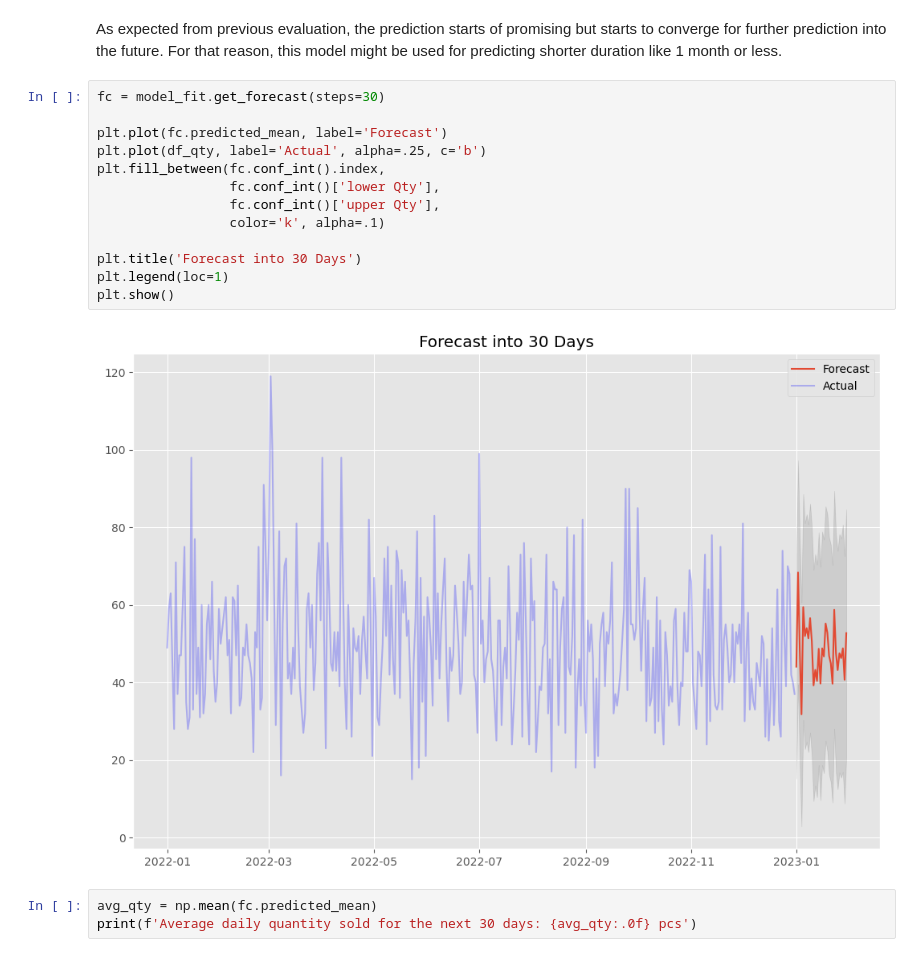
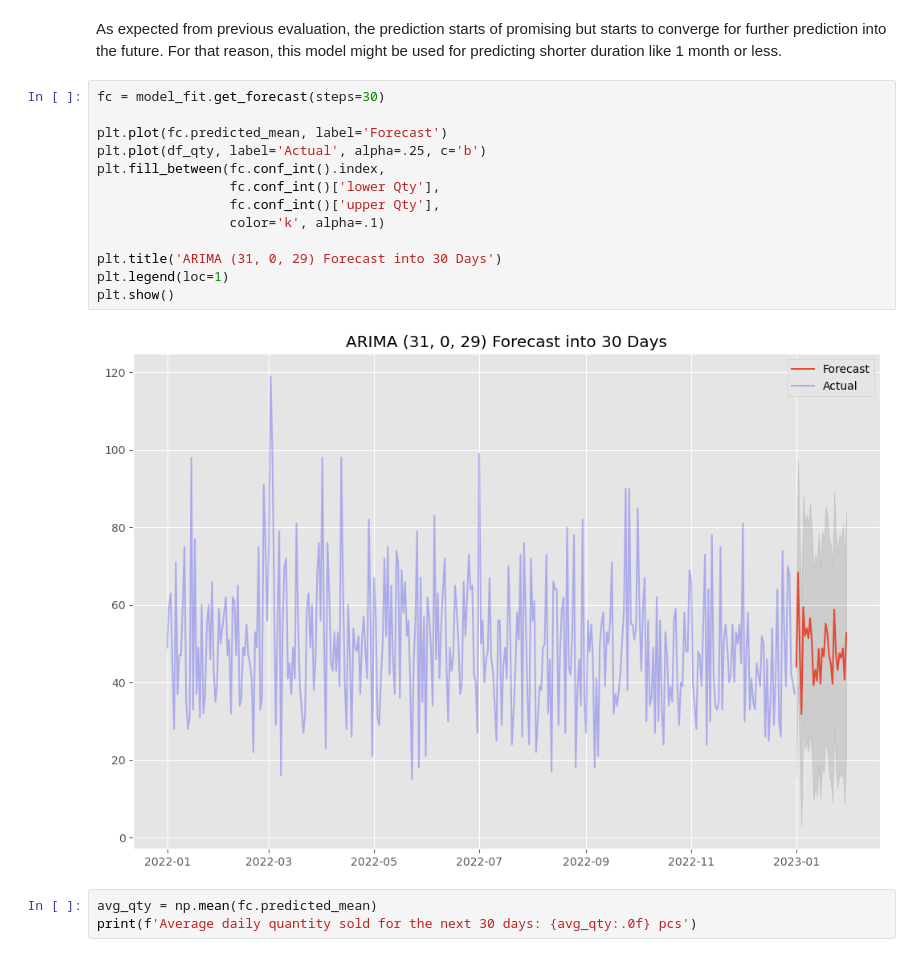
Before and after one commit to andreadeputra/MLPortfolio, a Jupyter notebook: Courses/RakaminVIX/Kalbe-Nutritionals/Kalbe Nutritionals.ipynb, the cells around one changed output. Cells and saved outputs as stored; diff of their text form.

```diff
--- a/Courses/RakaminVIX/Kalbe-Nutritionals/Kalbe Nutritionals.ipynb
+++ b/Courses/RakaminVIX/Kalbe-Nutritionals/Kalbe Nutritionals.ipynb
@@ -617,18 +617,18 @@ As expected from previous evaluation, the prediction starts of promising but sta
 # %%
 fc = model_fit.get_forecast(steps=30)
 
 plt.plot(fc.predicted_mean, label='Forecast')
 plt.plot(df_qty, label='Actual', alpha=.25, c='b')
 plt.fill_between(fc.conf_int().index,
                  fc.conf_int()['lower Qty'],
                  fc.conf_int()['upper Qty'],
                  color='k', alpha=.1)
 
-plt.title('Forecast into 30 Days')
+plt.title('ARIMA (31, 0, 29) Forecast into 30 Days')
 plt.legend(loc=1)
 plt.show()
 # %% [output]
-[figure, old version]
+[figure, new version]
 # %%
 avg_qty = np.mean(fc.predicted_mean)
 print(f'Average daily quantity sold for the next 30 days: {avg_qty:.0f} pcs')
```
Also changed, not shown: parts of 5 cells of this notebook, 6 other files.
